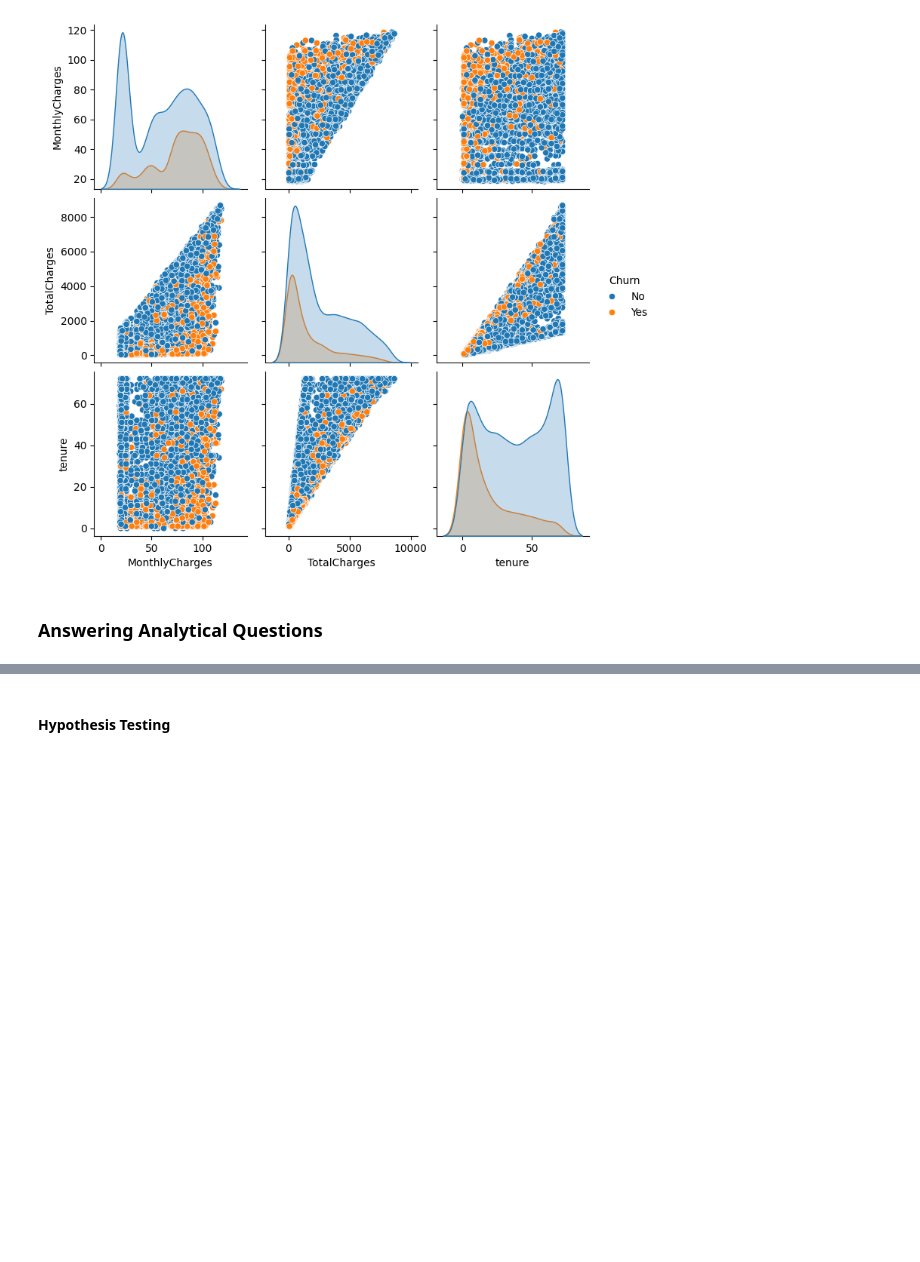
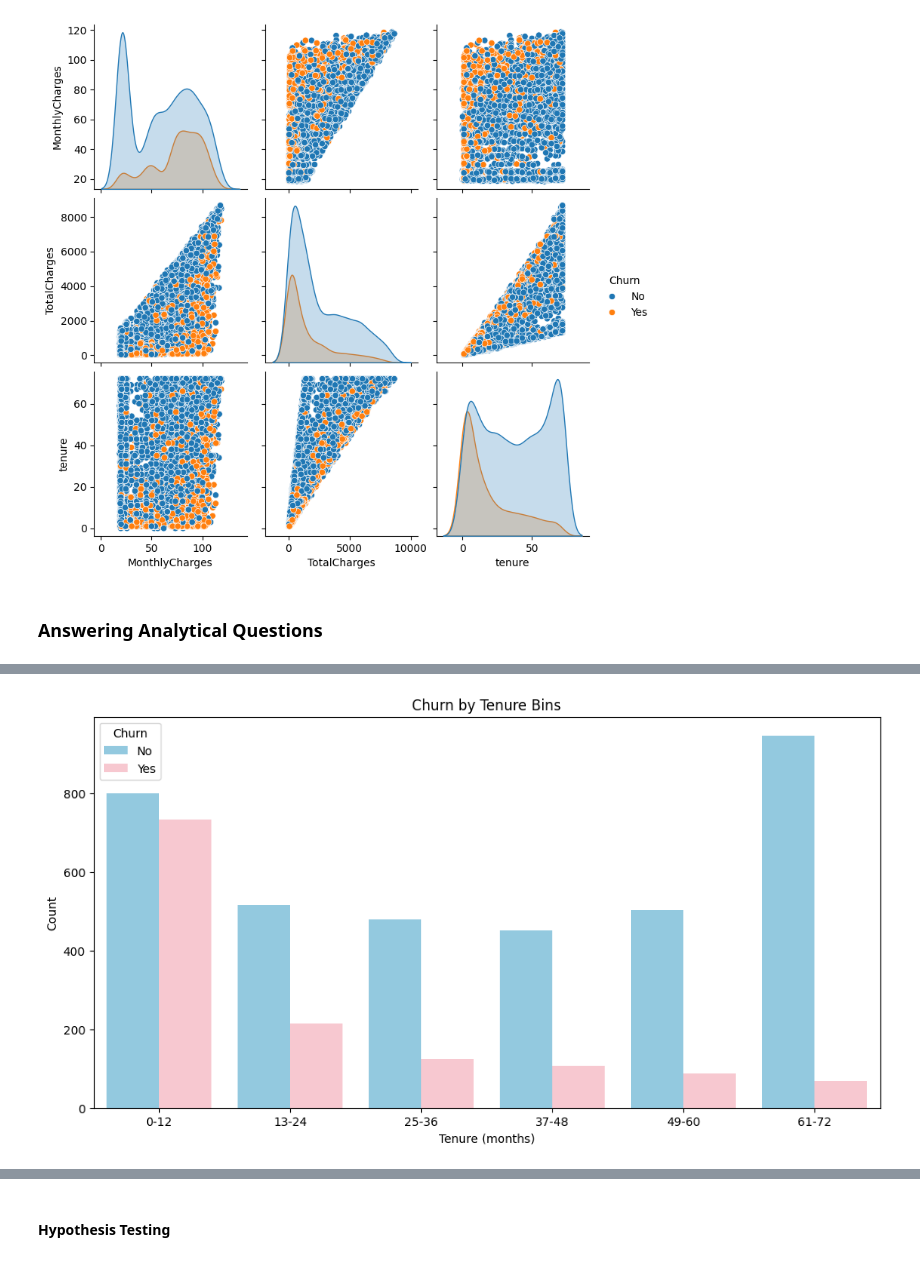
Before and after one commit to MayayaPatrick/Churn-rate-Prediction-Model, a Jupyter notebook: notebooks/main.ipynb, the cells around one changed output, grey strips where cells are left out. Saved outputs shown, nothing was run; the diff lists cells and outputs as text; code cells hidden in the pictures; blank space fills up the shorter version.

```diff
--- a/notebooks/main.ipynb
+++ b/notebooks/main.ipynb
@@ -533,5 +535,5 @@ plt.show()
 # %%
-# # Group by tenure bins and churn
-# train['tenure_bins'] = pd.cut(train['tenure'], bins=[0, 12, 24, 36, 48, 60, 72], labels=['0-12', '13-24', '25-36', '37-48', '49-60', '61-72'])
-# churn_by_tenure = train.groupby('tenure_bins')['Churn'].value_counts(normalize=True).unstack()
-# churn_by_tenure
+# Group by tenure bins and churn
+train['tenure_bins'] = pd.cut(train['tenure'], bins=[0, 12, 24, 36, 48, 60, 72], labels=['0-12', '13-24', '25-36', '37-48', '49-60', '61-72'])
+churn_by_tenure = train.groupby('tenure_bins')['Churn'].value_counts(normalize=True).unstack()
+churn_by_tenure
@@ -538,10 +549,12 @@ plt.show()
 # %%
-# # Plotting churn by tenure bins
-# plt.figure(figsize=(12, 6))
-# sns.countplot(data=train, x='tenure_bins', hue='Churn', palette={'Yes':'pink', 'No':'skyblue'})
-# plt.title('Churn by Tenure Bins')
-# plt.xlabel('Tenure (months)')
-# plt.ylabel('Count')
-# plt.legend(title='Churn')
-# plt.show()
+# Plotting churn by tenure bins
+plt.figure(figsize=(12, 6))
+sns.countplot(data=train, x='tenure_bins', hue='Churn', palette={'Yes':'pink', 'No':'skyblue'})
+plt.title('Churn by Tenure Bins')
+plt.xlabel('Tenure (months)')
+plt.ylabel('Count')
+plt.legend(title='Churn')
+plt.show()
+# %% [output]
+[figure, added]
 # %%
```
Also changed, not shown: parts of 6 cells of this notebook.
